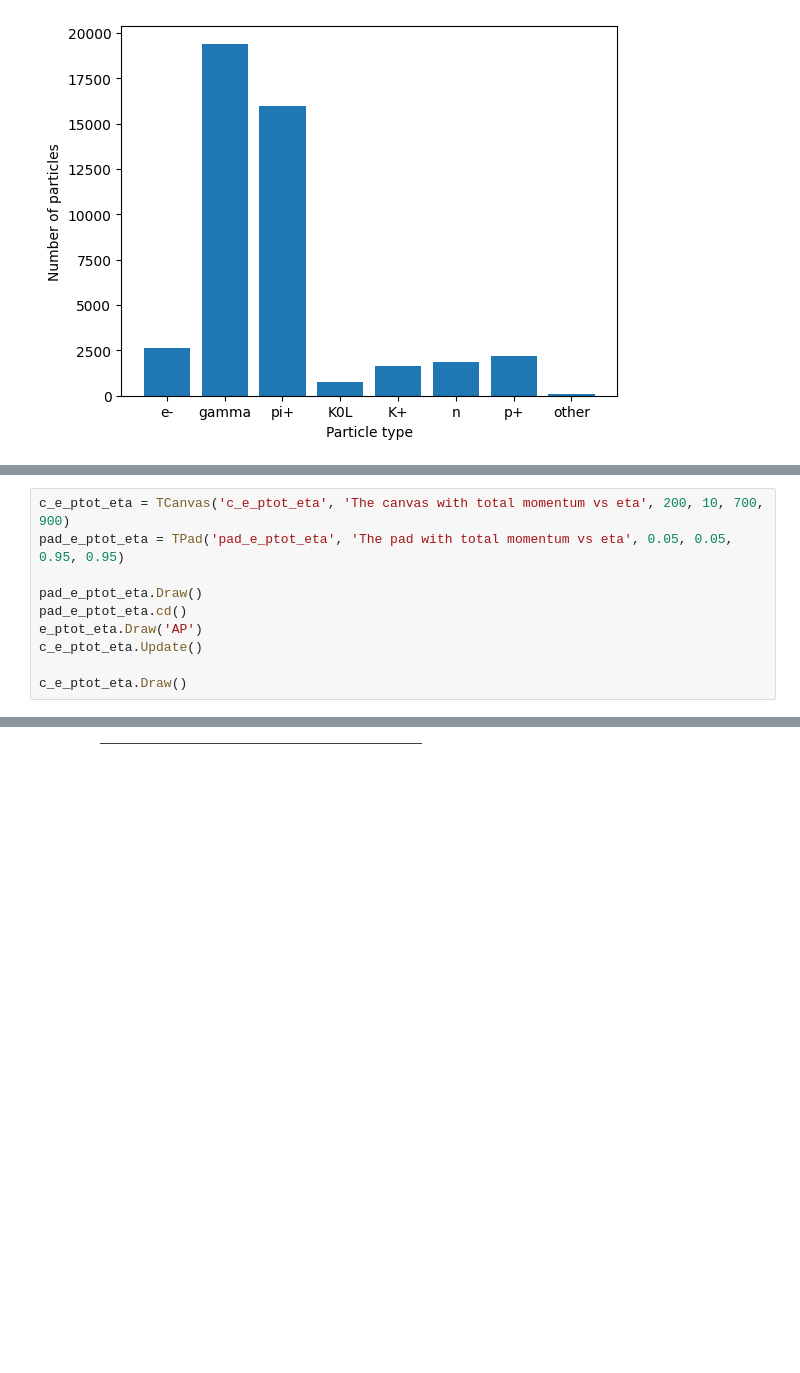
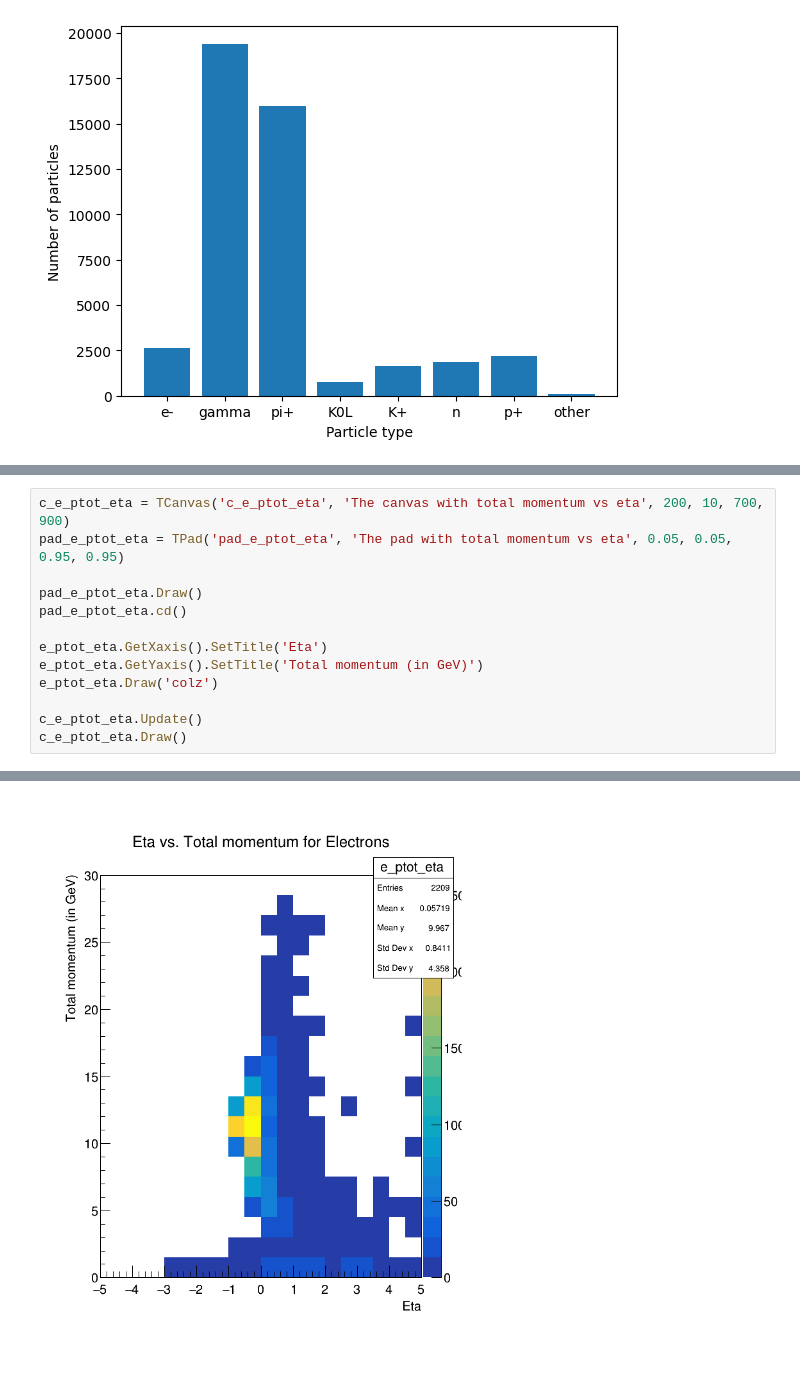
Before and after one commit to ShreyasMuthusamy/mentorship-project, a Jupyter notebook: ntuple/particles.ipynb, the cells around one changed output, grey strips where cells are left out. Cells and saved outputs as stored; diff of their text form; blank space fills up the shorter version.

```diff
--- a/ntuple/particles.ipynb
+++ b/ntuple/particles.ipynb
@@ -177,8 +292,11 @@ pad_e_ptot_eta = TPad('pad_e_ptot_eta', 'The pad with total momentum vs eta', 0.
 
 pad_e_ptot_eta.Draw()
 pad_e_ptot_eta.cd()
-e_ptot_eta.Draw('AP')
+
+e_ptot_eta.GetXaxis().SetTitle('Eta')
+e_ptot_eta.GetYaxis().SetTitle('Total momentum (in GeV)')
+e_ptot_eta.Draw('colz')
+
 c_e_ptot_eta.Update()
-
 c_e_ptot_eta.Draw()
 # %% [output]
@@ -185,4 +304,4 @@ c_e_ptot_eta.Draw()
-[figure, old version]
+[figure, new version]
 # %%
 c_e_pt_eta = TCanvas('c_e_pt_eta', 'The canvas with transverse momentum vs eta', 200, 10, 700, 900)
 pad_e_pt_eta = TPad('pad_e_pt_eta', 'The pad with transverse momentum vs eta', 0.05, 0.05, 0.95, 0.95)
```
Also changed, not shown: parts of 23 cells of this notebook, 1 other file.
